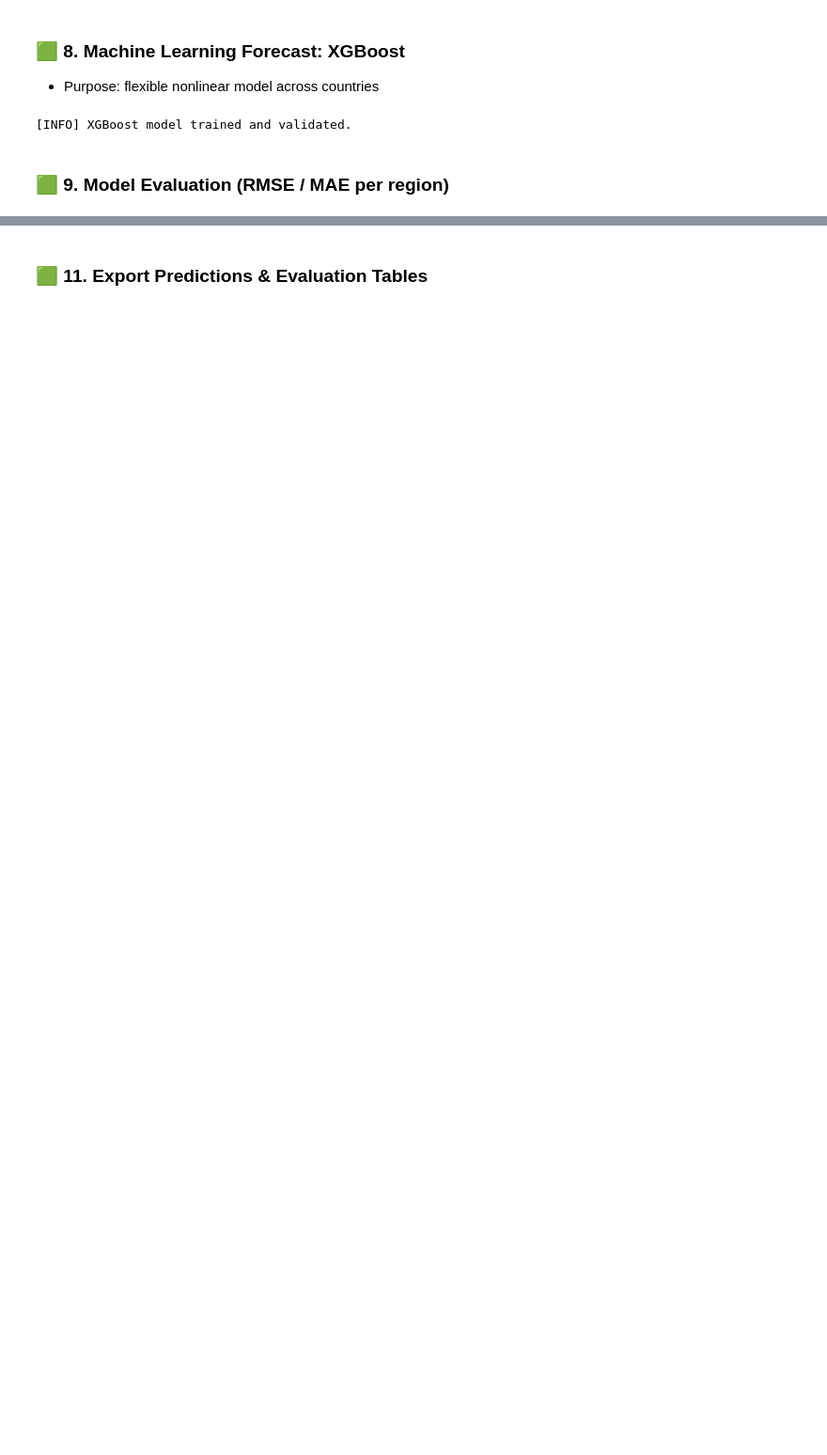
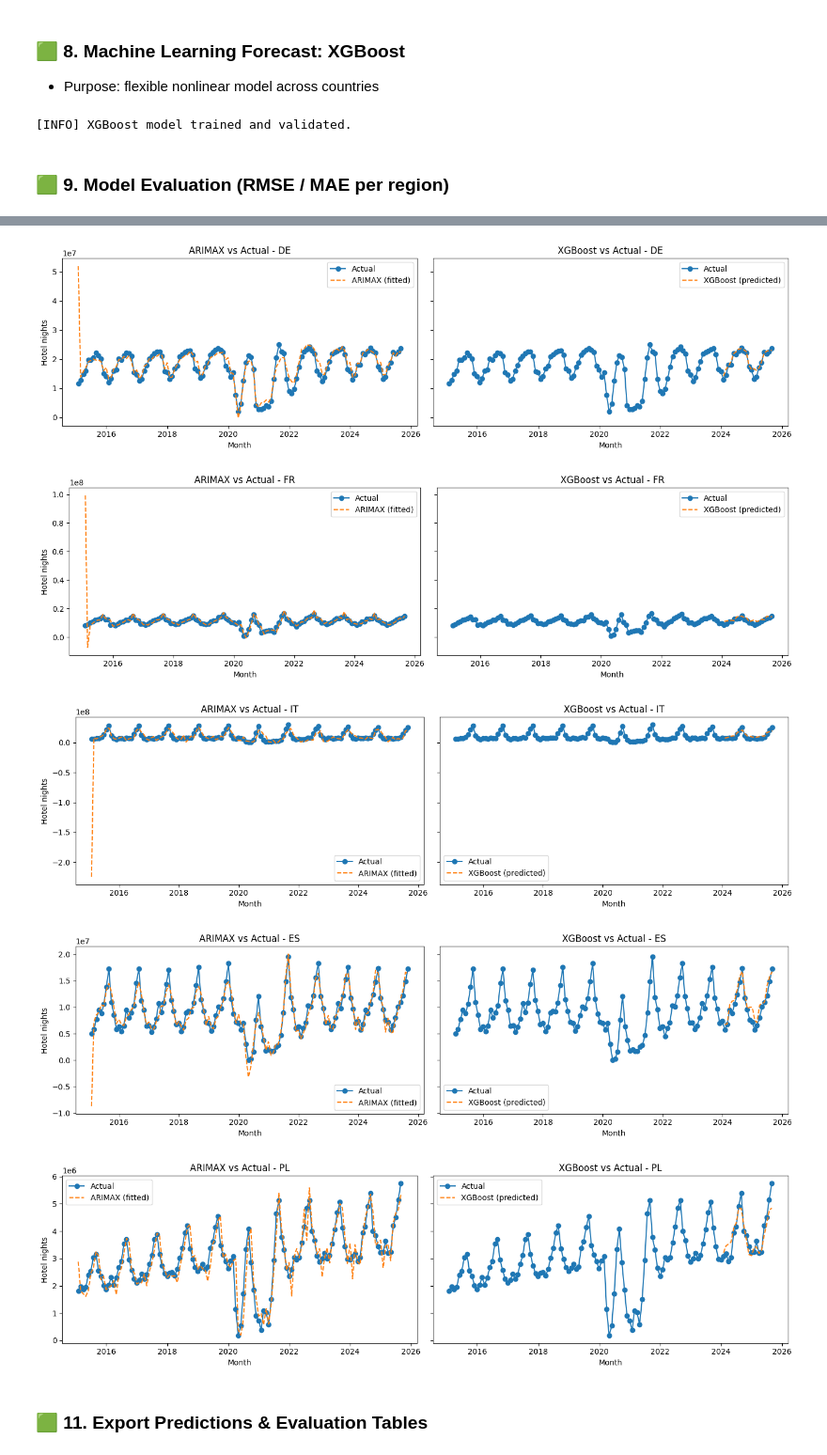
Before and after one commit to gsanaev/forecasting-explaining-hotel-demand-in-eu, a Jupyter notebook: notebooks/02-feature-engineering.ipynb, the cells around one changed output, grey strips where cells are left out. Shown: that part at 94% size. Drawn from its saved outputs; the diff is of its cells as text; code cells hidden in the pictures; blank space fills up the shorter version.

```diff
--- a/notebooks/02-feature-engineering.ipynb
+++ b/notebooks/02-feature-engineering.ipynb
@@ -300,3 +267,36 @@ plt.show()
+# %%
+# Merge predictions back into main panel
+panel.loc[valid.index, "yhat_xgb"] = valid["yhat_xgb"]
+
+# Plot ARIMAX vs XGBoost side by side for each region
+for c in top_regions:
+    subset = panel.query("region == @c").sort_values("month")
+
+    fig, axes = plt.subplots(1, 2, figsize=(14, 4), sharey=True)
+
+    # --- Left plot: ARIMAX ---
+    axes[0].plot(subset["month"], subset["nights_spent"], label="Actual", marker="o")
+    axes[0].plot(subset["month"], subset["yhat_arimax"], label="ARIMAX (fitted)", linestyle="--")
+    axes[0].set_title(f"ARIMAX vs Actual - {c}")
+    axes[0].set_xlabel("Month")
+    axes[0].set_ylabel("Hotel nights")
+    axes[0].legend()
+
+    # --- Right plot: XGBoost ---
+    axes[1].plot(subset["month"], subset["nights_spent"], label="Actual", marker="o")
+    axes[1].plot(subset["month"], subset["yhat_xgb"], label="XGBoost (predicted)", linestyle="--")
+    axes[1].set_title(f"XGBoost vs Actual - {c}")
+    axes[1].set_xlabel("Month")
+    axes[1].legend()
+
+    plt.tight_layout()
+    plt.show()
+# %% [output]
+[figure, added]
+[figure, added]
+[figure, added]
+[figure, added]
+[figure, added]
 # %% [markdown]
 ### 🟩 11. Export Predictions & Evaluation Tables
 # %%
```
Also changed, not shown: parts of 11 cells of this notebook, 1 other file.
